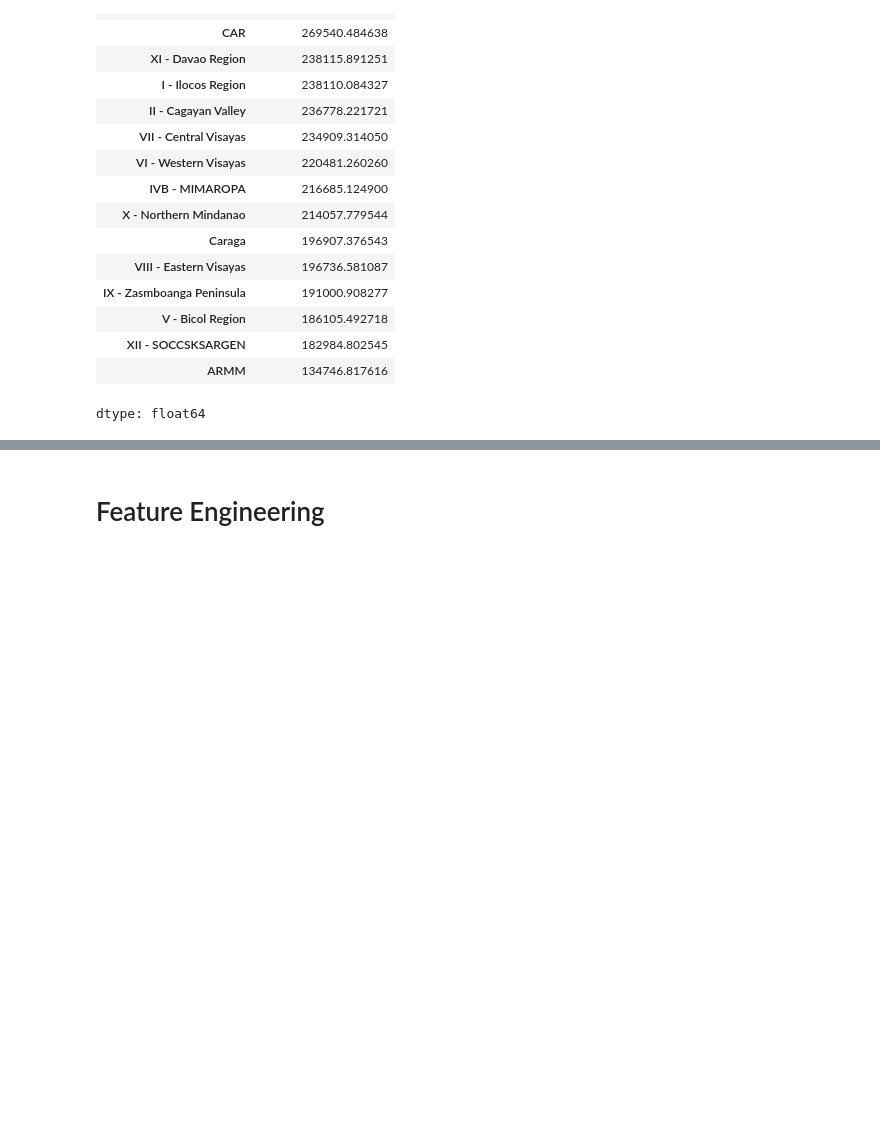
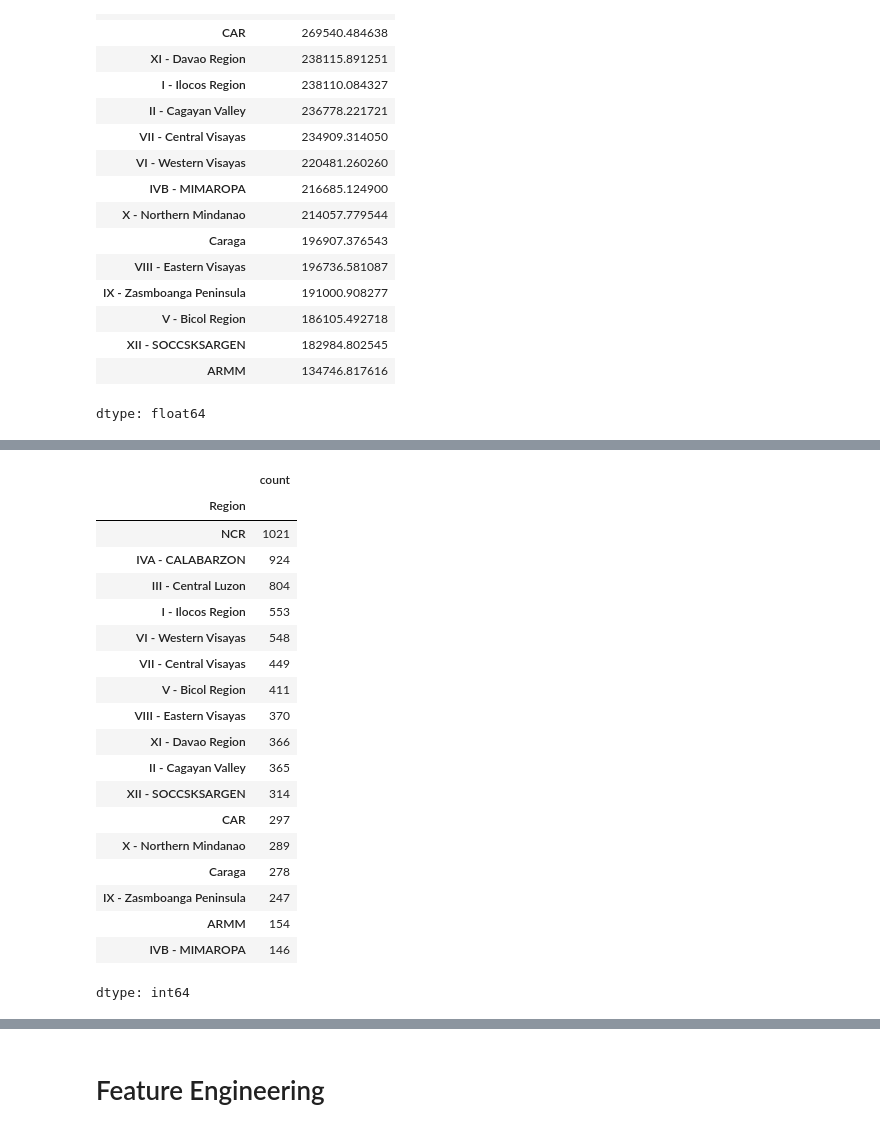
Before and after one commit to machiwao/CCADMACL_PROJECT_COM222, a Jupyter notebook: CCADMACL_Project_Implementation.ipynb, the cells around one changed output, grey strips where cells are left out. Cells and saved outputs as stored; diff of their text form; code cells hidden in the pictures; blank space fills up the shorter version.

```diff
--- a/CCADMACL_Project_Implementation.ipynb
+++ b/CCADMACL_Project_Implementation.ipynb
@@ -146,0 +255,24 @@ dtype: float64
+# %%
+# Regions of Rows with Null Columns
+df[df['Household Head Occupation'].isna()]['Region'].value_counts() # 7536 Null Values
+# %% [output]
+|  | count |
+| Region |  |
+| NCR | 1021 |
+| IVA - CALABARZON | 924 |
+| III - Central Luzon | 804 |
+| I - Ilocos Region | 553 |
+| VI - Western Visayas | 548 |
+| VII - Central Visayas | 449 |
+| V - Bicol Region | 411 |
+| VIII - Eastern Visayas | 370 |
+| XI - Davao Region | 366 |
+| II - Cagayan Valley | 365 |
+| XII - SOCCSKSARGEN | 314 |
+| CAR | 297 |
+| X - Northern Mindanao | 289 |
+| Caraga | 278 |
+| IX - Zasmboanga Peninsula | 247 |
+| ARMM | 154 |
+| IVB - MIMAROPA | 146 |
+dtype: int64
```
Also changed, not shown: parts of 9 cells of this notebook.
